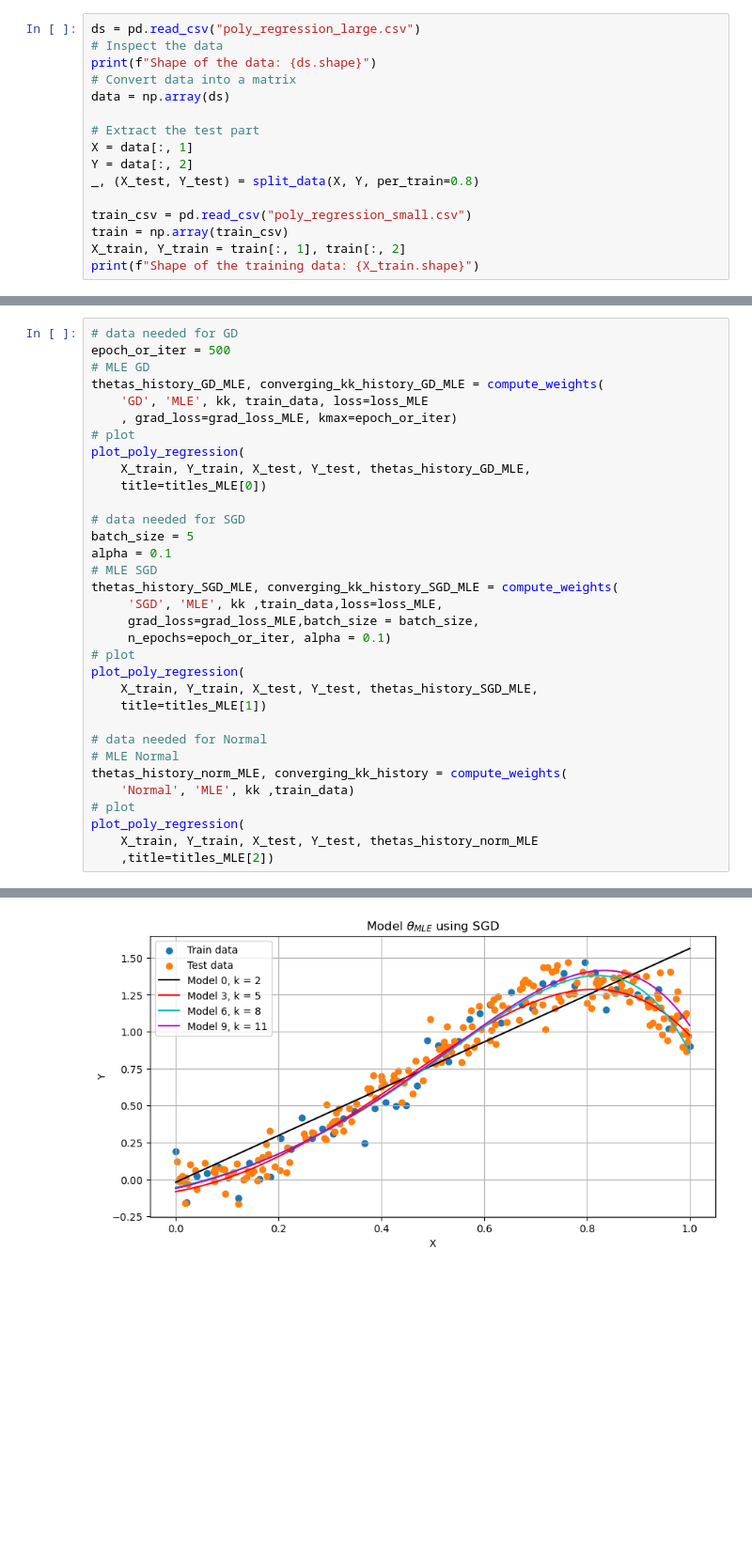
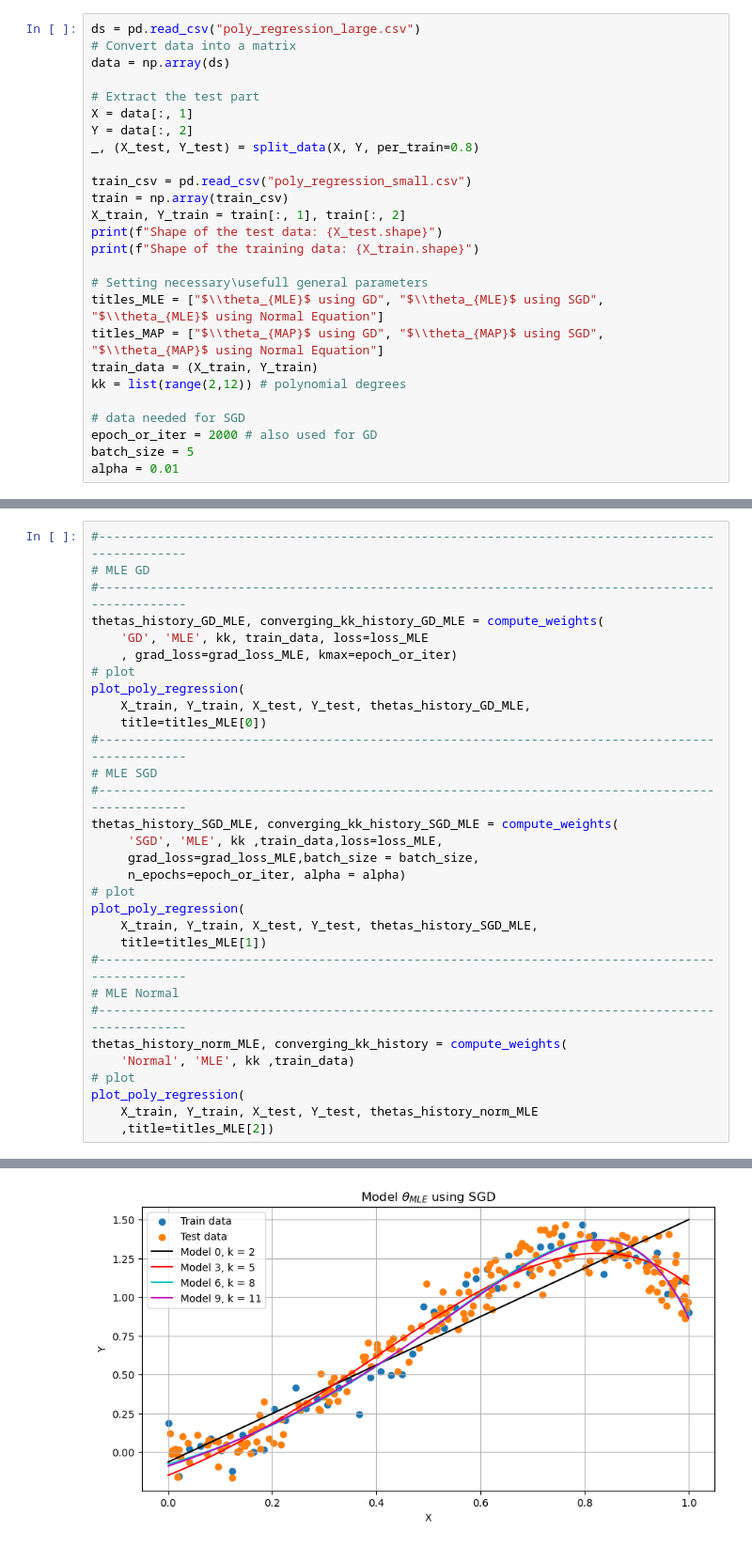
Before and after one commit to 26leonardo/homework_ssm_unibo, a Jupyter notebook: homework4.ipynb, the cells around one changed output, grey strips where cells are left out. Shown at 94% size. Cells and saved outputs as stored; diff of their text form; blank space fills up the shorter version.

```diff
--- a/homework4.ipynb
+++ b/homework4.ipynb
@@ -11,7 +101,5 @@ np.random.seed(26)
 # %%
 ds = pd.read_csv("poly_regression_large.csv")
-# Inspect the data
-print(f"Shape of the data: {ds.shape}")
 # Convert data into a matrix
 data = np.array(ds)
 
@@ -23,5 +111,17 @@ _, (X_test, Y_test) = split_data(X, Y, per_train=0.8)
 train_csv = pd.read_csv("poly_regression_small.csv")
 train = np.array(train_csv)
 X_train, Y_train = train[:, 1], train[:, 2]
+print(f"Shape of the test data: {X_test.shape}")
 print(f"Shape of the training data: {X_train.shape}")
+
+# Setting necessary\usefull general parameters
+titles_MLE = ["$\\theta_{MLE}$ using GD", "$\\theta_{MLE}$ using SGD", "$\\theta_{MLE}$ using Normal Equation"]
+titles_MAP = ["$\\theta_{MAP}$ using GD", "$\\theta_{MAP}$ using SGD", "$\\theta_{MAP}$ using Normal Equation"]
+train_data = (X_train, Y_train)
+kk = list(range(2,12)) # polynomial degrees
+
+# data needed for SGD
+epoch_or_iter = 2000 # also used for GD
+batch_size = 5
+alpha = 0.01
 # %% [output]
@@ -36,7 +131,7 @@ kk = list(range(2,12)) # polynomial degrees
 # %%
-# data needed for GD
-epoch_or_iter = 500
+#-------------------------------------------------------------------------------------------------
 # MLE GD
+#-------------------------------------------------------------------------------------------------
 thetas_history_GD_MLE, converging_kk_history_GD_MLE = compute_weights(
     'GD', 'MLE', kk, train_data, loss=loss_MLE
     , grad_loss=grad_loss_MLE, kmax=epoch_or_iter)
@@ -44,22 +139,20 @@ thetas_history_GD_MLE, converging_kk_history_GD_MLE = compute_weights(
 plot_poly_regression(
     X_train, Y_train, X_test, Y_test, thetas_history_GD_MLE,
     title=titles_MLE[0])
-
-# data needed for SGD
-batch_size = 5
-alpha = 0.1
+#-------------------------------------------------------------------------------------------------
 # MLE SGD
+#-------------------------------------------------------------------------------------------------
 thetas_history_SGD_MLE, converging_kk_history_SGD_MLE = compute_weights(
      'SGD', 'MLE', kk ,train_data,loss=loss_MLE,
      grad_loss=grad_loss_MLE,batch_size = batch_size,
-     n_epochs=epoch_or_iter, alpha = 0.1)
+     n_epochs=epoch_or_iter, alpha = alpha)
 # plot
 plot_poly_regression(
     X_train, Y_train, X_test, Y_test, thetas_history_SGD_MLE,
     title=titles_MLE[1])
-
-# data needed for Normal
+#-------------------------------------------------------------------------------------------------
 # MLE Normal
+#-------------------------------------------------------------------------------------------------
 thetas_history_norm_MLE, converging_kk_history = compute_weights(
     'Normal', 'MLE', kk ,train_data)
 # plot
@@ -71,2 +164,2 @@ plot_poly_regression(
-[figure, old version]
+[figure, new version]
 [figure]
```
Also changed, not shown: parts of 40 cells of this notebook, 2 other files.
